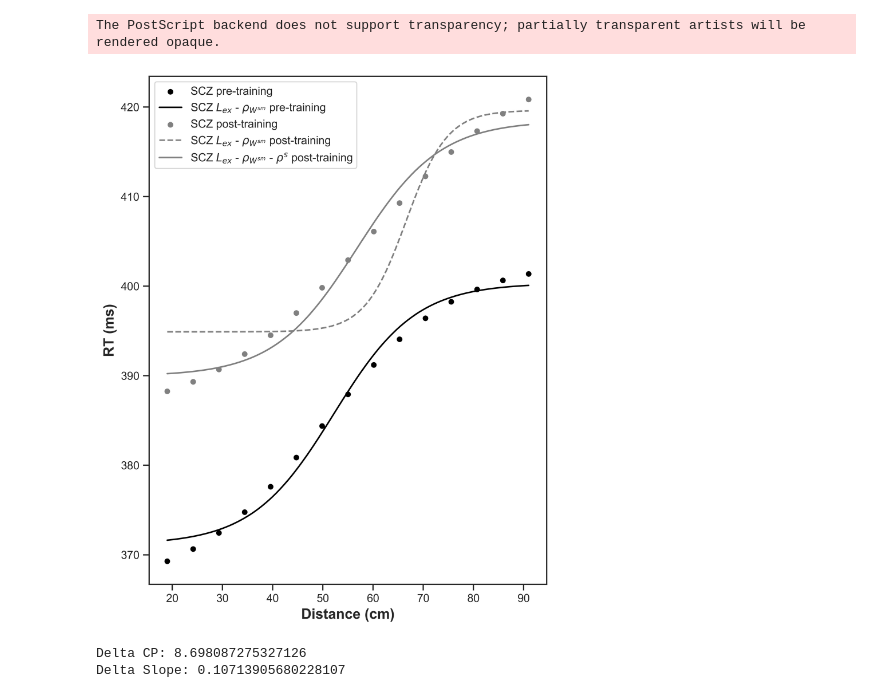
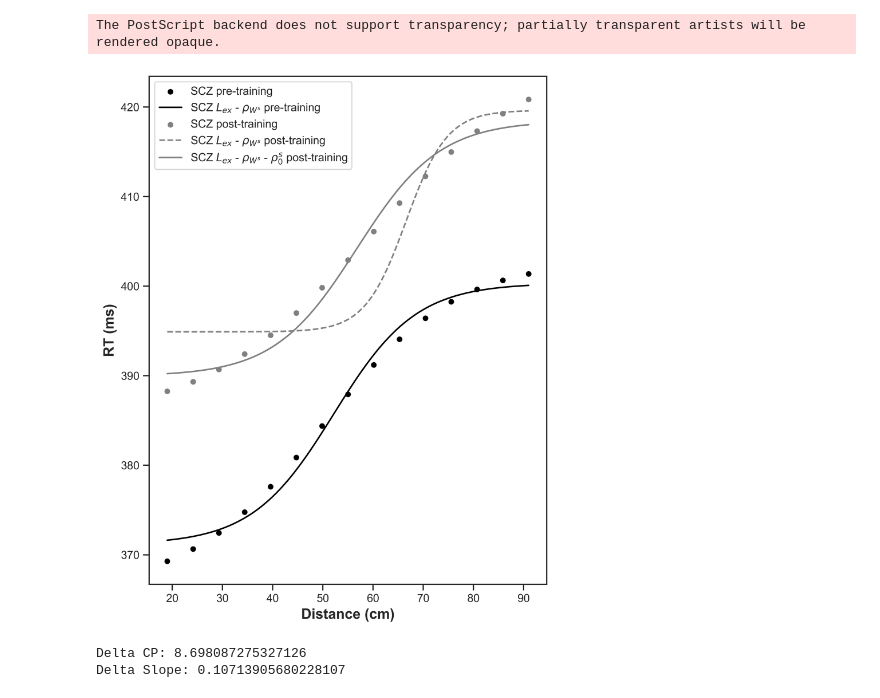
Before and after one commit to renatoparedes/SCZ_PPS_Expansion_Model, a Jupyter notebook: FIG3_Fitting_Plots.ipynb, the cells around one changed output. Saved outputs shown, nothing was run; the diff lists cells and outputs as text; code cells hidden in the pictures.

```diff
--- a/FIG3_Fitting_Plots.ipynb
+++ b/FIG3_Fitting_Plots.ipynb
@@ -218,37 +218,37 @@ sns.set_theme(
 fig, axs = plt.subplots(1, 1, figsize=(7, 9), dpi=600)
 ax1 = plt.subplot(111)
 
 sns.scatterplot(x=a_distances, y=SCZ_RTs, label="SCZ pre-training", ax=ax1)
 sns.lineplot(
     x=model_a_distances,
     y=SCZ_Model_RTs_pre_fit,
-    label="SCZ $L_{ex}$ - " + r"$\rho_{{W}^{sm}}$ pre-training",
+    label="SCZ $L_{ex}$ - " + r"$\rho_{{W}^{s}}$ pre-training",
     ax=ax1,
 )
 sns.scatterplot(
     x=a_distances, y=SCZ_RTs_post, label="SCZ post-training", ax=ax1, palette="gray"
 )
 sns.lineplot(
     x=model_a_distances,
     y=SCZ_Model_RTs_post_alter_fit,
-    label="SCZ $L_{ex}$ - " + r"$\rho_{{W}^{sm}}$ post-training",
+    label="SCZ $L_{ex}$ - " + r"$\rho_{{W}^{s}}$ post-training",
     ax=ax1,
     linestyle="--",
 )
 sns.lineplot(
     x=model_a_distances,
     y=SCZ_Model_RTs_post_fit,
-    label="SCZ $L_{ex}$ - " + r"$\rho_{{W}^{sm}}$ - " + r"$\rho^{s}$ post-training",
+    label="SCZ $L_{ex}$ - " + r"$\rho_{{W}^{s}}$ - " + r"$\rho^{s}_{0}$ post-training",
     ax=ax1,
 )
 
 ax1.set_xlabel("Distance (cm)")
 ax1.set_ylabel("RT (ms)")
 
 fig.savefig("drafts/FIG3.eps", bbox_inches="tight", format="eps")
 # %% [output]
 The PostScript backend does not support transparency; partially transparent artists will be rendered opaque.
-[figure, old version]
+[figure, new version]
 # %%
 ##Pre-Training
 ###HC
```
Also changed, not shown: 4 other files.
